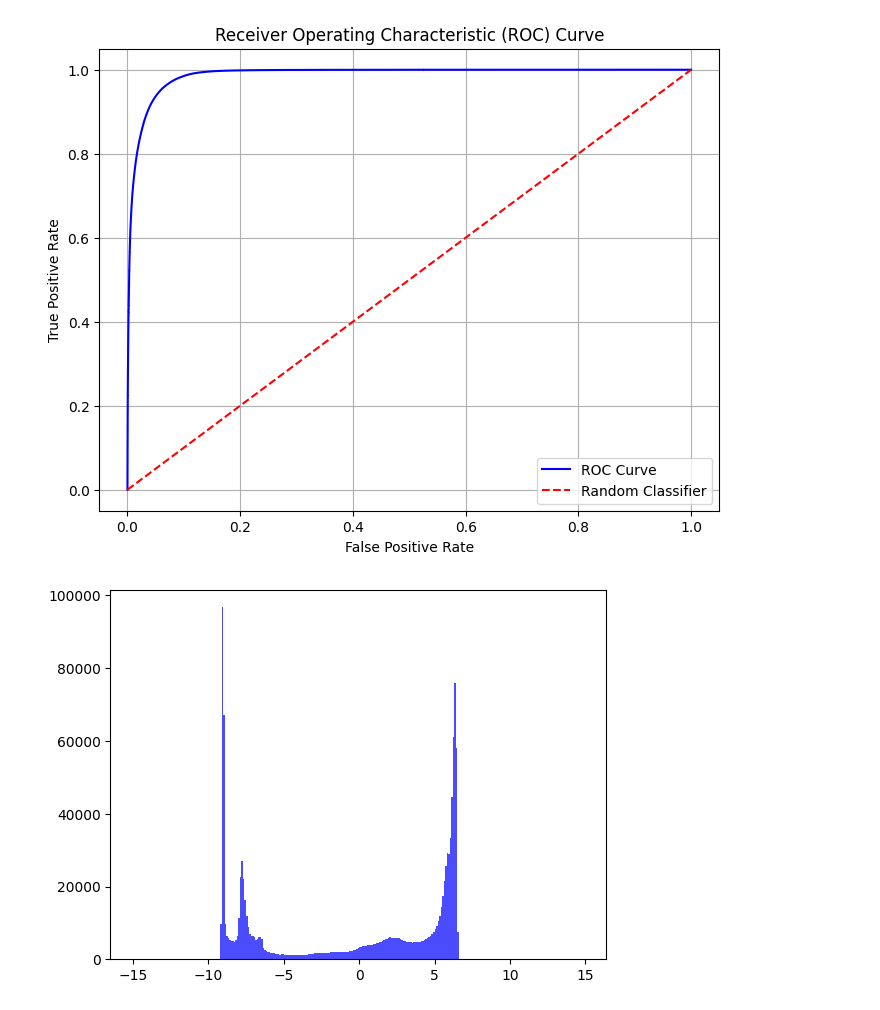
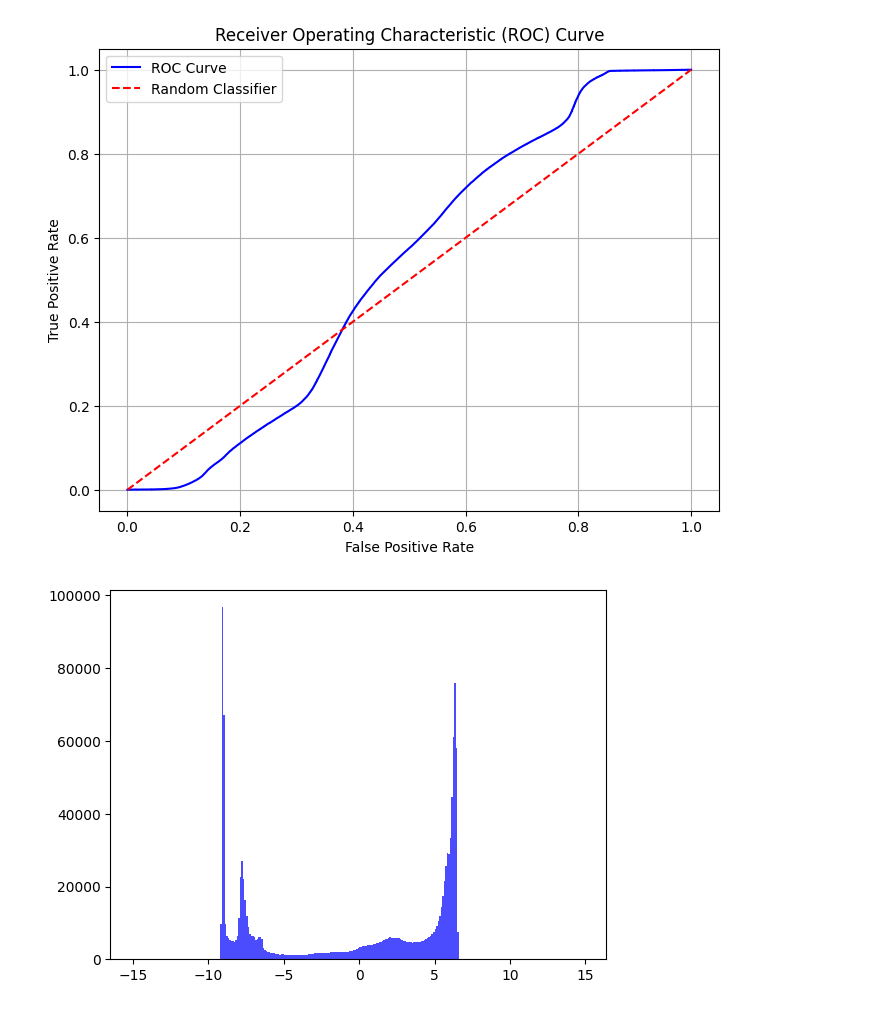
Before and after one commit to Le-Jonas/Masters_project, a Jupyter notebook: Notebooks/Validation_nb.ipynb, the cells around one changed output. Saved outputs shown, nothing was run; the diff lists cells and outputs as text; code cells hidden in the pictures.

Commit message:
I will keep banging my head against the rock called pseudo-roc-curves

```diff
--- a/Notebooks/Validation_nb.ipynb
+++ b/Notebooks/Validation_nb.ipynb
@@ -22,7 +31,7 @@ z_mass_hist_path = "C:/Users/jonas/Desktop/Masters/Main/csv_files/"
 z_mass_files = ["Z_mass_EGAM1.csv", "Z_mass_EGAM7.csv"]
 full_z_mass_hist_path = [z_mass_hist_path + file for file in z_mass_files]
 # %%
-base_string = "C:/Users/jonas/Desktop/Masters/Main/h5/"
+base_string = "C:/Users/jonas/Coding/Master/Main/h5/"
 data_strings = ["MC_EGAM1", "MC_EGAM7", "DATA_EGAM"]
 name_strings = data_strings + ["MC_EGAM"]
 full_strings = [base_string + data_string for data_string in data_strings]
@@ -37,13 +46,13 @@ for name in model_names:
         small_dataset = dataset_classes.ZPairDataset(
             h5_files_egam[0],
             exclude_features = ["truth"],
-            exclude_fields = ["truthOrigin", "truthType", "passid_VeryLoose", "passid_Loose", "passid_Medium", "passid_Tight"],
+            exclude_fields = {"egammas" : ["truthOrigin", "truthType", "passid_VeryLoose", "passid_Loose", "passid_Medium", "passid_Tight"]},
         )
     else:
         small_dataset = dataset_classes.ZPairDataset(
             h5_files_egam[0],
             exclude_features = ["truth"],
-            exclude_fields = ["truthOrigin", "truthType", name],
+            exclude_fields = {"egammas" : ["truthOrigin", "truthType", name]},
         )
     particle_fields = [field for field in small_dataset.fields if not field.startswith("eventwise_")]
     event_fields = [field for field in small_dataset.fields if field.startswith("eventwise_")]
@@ -119,14 +152,37 @@ model_name = "model_pt_pair.pth"
 
 model.load_state_dict(load(model_library_path+model_name, map_location=device))
 # %%
+means_dataset = dataset_classes.H5EgammaDataset(
+    h5_files_egam[:3],
+    exclude_features=["truth"],
+    exclude_fields={"egammas": ["truthOrigin", "truthType", "passid_VeryLoose", "passid_Loose", "passid_Medium", "passid_Tight"]},
+    y_source = "egammas",
+    y_field = ["truthOrigin"],
+    valid_fields = {"egammas": ["truthOrigin"]}
+)
+means, stds = misc_functions.compute_mean_std(means_dataset, sample_size=200_000, batch_size = 4096)
+means_dataset.close()
+
+val_dataset = dataset_classes.ZPairDataset(
+    h5_files_egam[:3],
+    exclude_features=["truth"],
+    exclude_fields={"egammas": ["truthOrigin", "truthType", "passid_VeryLoose", "passid_Loose", "passid_Medium", "passid_Tight"]},
+    y_source = "egammas",
+    y_field = ["truthOrigin", "passid_Tight", "passid_Medium"],
+    valid_fields = {"egammas": ["truthOrigin", "passid_Tight", "passid_Medium"]}
+)
+
+val_loader = DataLoader(val_dataset, batch_size=4096, shuffle=False, num_workers=8, pin_memory=False, prefetch_factor=2, persistent_workers=True)
+
+
 ps_med = []
 ps_tight = []
 truth = []
 for batch in val_loader:
-    _, _, event, target, _ = batch
-    truth.append(target[:, 0])
-    ps_tight.append(target[:, 1])
-    ps_med.append(target[:, 2])
+    _, _, _, target, _ = batch
+    truth.append(target[:, :, 0])
+    ps_tight.append(target[:, :, 1])
+    ps_med.append(target[:, :, 2])
 
 ps_med = np.concatenate(ps_med, axis=0)
 ps_tight = np.concatenate(ps_tight, axis=0)
@@ -137,6 +193,4 @@ ps_med = ps_med.reshape(-1, 2)
 ps_med = ps_med[:, 0] * ps_med[:, 1]
 ps_tight = ps_tight.reshape(-1, 2)
 ps_tight = ps_tight[:, 0] * ps_tight[:, 1]
-
-predictions = model_training.predict(model, val_loader, device='cpu', means=means, stds=stds)
 # %% [output]
@@ -143,0 +198,2 @@ Prediction completed
+# %%
+predictions = model_training.predict(models["origin"], val_loader, device='cpu', means=means, stds=stds)
@@ -177,15 +223,15 @@ plt.show()
 # %%
-roc_curve_data = roc_curve(targets, predictions)
+roc_curve_data = roc_curve(truth, predictions)
 plt.figure(figsize=(8, 6))
 plt.plot(roc_curve_data[0], roc_curve_data[1], color='blue', label='ROC Curve')
 plt.plot([0, 1], [0, 1], color='red', linestyle='--', label='Random Classifier')
 plt.xlabel('False Positive Rate')
 plt.ylabel('True Positive Rate')
 plt.title('Receiver Operating Characteristic (ROC) Curve')
 plt.legend()
 plt.grid()
 # %% [output]
-[figure, old version]
+[figure, new version]
 # %%
 plt.hist(predictions, bins=np.arange(-15, 15, 0.1), alpha=0.7, label='Predictions', color='blue')
 plt.show()
```
Also changed, not shown: parts of 12 cells of this notebook, 12 other files.
